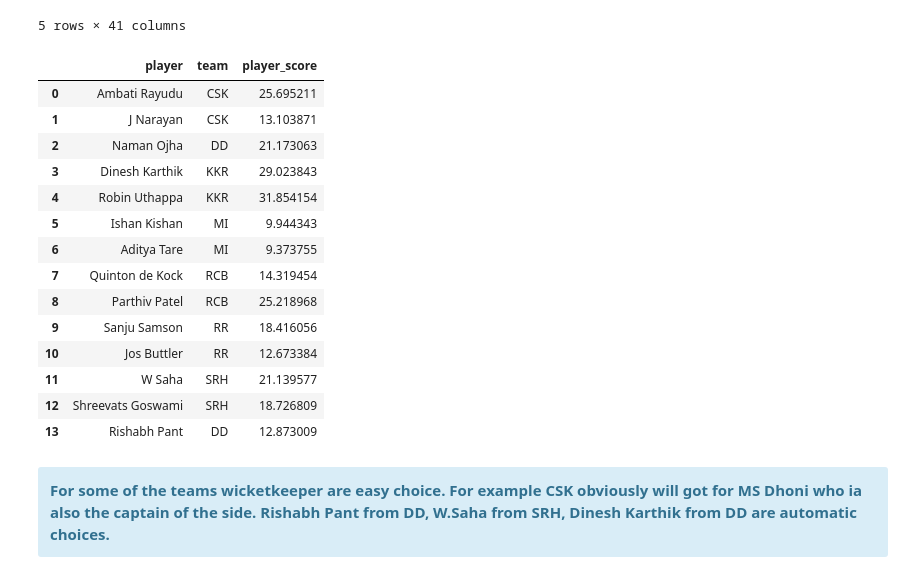
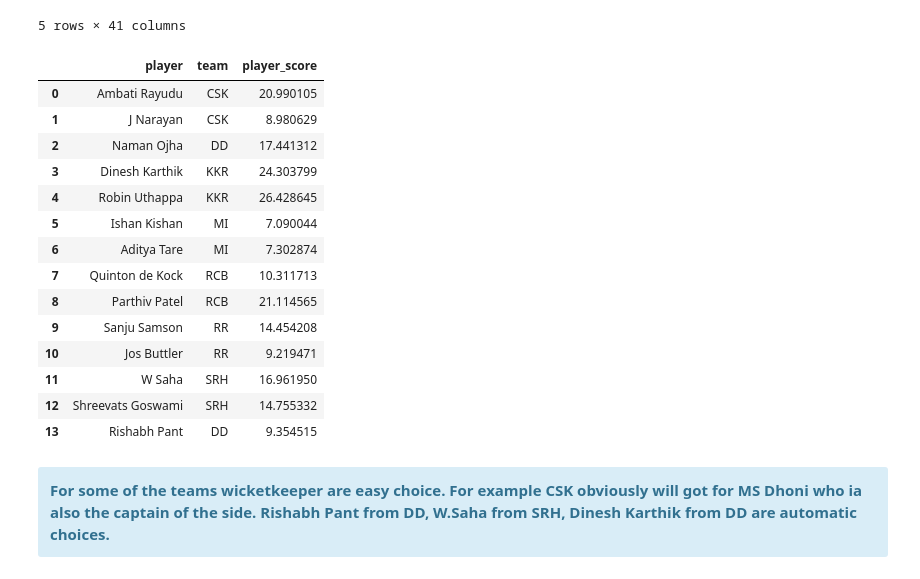
Before and after one commit to KirazG/datascience, a Jupyter notebook: capstone-project2/ipl/ipl_capstone2_team_selection_part3.ipynb, the cells around one changed output. Drawn from its saved outputs; the diff is of its cells as text; code cells hidden in the pictures.

```diff
--- a/capstone-project2/ipl/ipl_capstone2_team_selection_part3.ipynb
+++ b/capstone-project2/ipl/ipl_capstone2_team_selection_part3.ipynb
@@ -386,8 +386,8 @@ for I in range(0,k):
         v_fast_scorer = data_ipl_batsman.loc[I,'fast_scorer'] * df_bat['fast_scorer'].values[0]
         v_rbw = data_ipl_batsman.loc[I,'rbw'] * df_bat['rbw'].values[0]
         v_innings = data_ipl_batsman.loc[I,'innings'] * df_bat['innings'].values[0]
-        data_ipl_batsman.loc[I,'player_score'] = v_hard_hit + v_consistent + v_finisher + v_fast_scorer + v_rbw \
-        + v_innings
+        data_ipl_batsman.loc[I,'player_score'] = v_hard_hit + v_consistent + v_finisher \
+        + v_fast_scorer + v_rbw + v_innings
 # %% [markdown]
 <div class="span25 alert alert-warning">
 <b> Lets check couple of teams to see whether it derived correctly </b>
@@ -430,7 +430,8 @@ X_bowl = data_ipl_bowler[features_bowl]
 Y_bowl = data_ipl_bowler[target_bowl].values.ravel()
 # %%
 from sklearn.model_selection import train_test_split
-X_train_bowl, X_test_bowl, Y_train_bowl, Y_test_bowl = train_test_split(X_bowl, Y_bowl, test_size=0.3, random_state=0)
+X_train_bowl, X_test_bowl, Y_train_bowl, Y_test_bowl = \
+train_test_split(X_bowl, Y_bowl, test_size=0.3, random_state=0)
 # %%
 from sklearn.ensemble import ExtraTreesClassifier
 # load data
@@ -486,7 +487,8 @@ for I in range(0,k):
         v_4wkt = data_ipl_bowler.loc[I,'4wkt'] * df_bowl['4wkt'].values[0]
         v_economy = data_ipl_bowler.loc[I,'economy'] * df_bowl['economy'].values[0]
         v_strike_rate = data_ipl_bowler.loc[I,'strike_rate'] * df_bowl['strike_rate'].values[0]
-        data_ipl_bowler.loc[I,'player_score'] = v_overs + v_bowl_avg + v_4wkt + v_economy + v_rbw + v_strike_rate
+        data_ipl_bowler.loc[I,'player_score'] = v_overs + v_bowl_avg + \
+        v_4wkt + v_economy + v_rbw + v_strike_rate
 # %% [markdown]
 <div class="span25 alert alert-info">
 Again the weightage given by RF-ET looks reasonable. Total number of matches played, Strike Rate and Economy are of equal importance followed by bowling average and Big Wicket taking ability. It is not that often a player would take more than 4 wickets in a match so it is understandable that it is considered last. Let's apply this to the bowlers and apply both the scored to all-rounders.
@@ -591,38 +593,36 @@ data_ipl_wicketkeeper.head()
 | 3 | KKR | 47 | Dinesh Karthik | Wicket Keeper | 74000000 | GL | 20000000 | 1 | 0 | 0 | ... |
 | 4 | KKR | 48 | Robin Uthappa | Wicket Keeper | 64000000 | KKR | 20000000 | 1 | 1 | 0 | ... |
 5 rows × 41 columns
-# %%
-data_ipl_wicketkeeper['player_score'] = 0
-data_ipl_wicketkeeper['player_score'] = ( data_ipl_wicketkeeper['hard_hitter']*0.04511278 + data_ipl_wicketkeeper['consistent']*0.35151873 + data_ipl_wicketkeeper['finisher']*0.15014965 + data_ipl_wicketkeeper['fast_scorer']*0.12385979 + data_ipl_wicketkeeper['rbw']*0.18114865 + data_ipl_wicketkeeper['innings']*0.14821039 )
-data_ipl_wicketkeeper[['player','team','player_score']]
-# %% [output]
-|  | player | team | player_score |
-| 0 | Ambati Rayudu | CSK | 25.695211 |
-| 1 | J Narayan | CSK | 13.103871 |
-| 2 | Naman Ojha | DD | 21.173063 |
-| 3 | Dinesh Karthik | KKR | 29.023843 |
-| 4 | Robin Uthappa | KKR | 31.854154 |
-| 5 | Ishan Kishan | MI | 9.944343 |
-| 6 | Aditya Tare | MI | 9.373755 |
-| 7 | Quinton de Kock | RCB | 14.319454 |
-| 8 | Parthiv Patel | RCB | 25.218968 |
-| 9 | Sanju Samson | RR | 18.416056 |
-| 10 | Jos Buttler | RR | 12.673384 |
-| 11 | W Saha | SRH | 21.139577 |
-| 12 | Shreevats Goswami | SRH | 18.726809 |
-| 13 | Rishabh Pant | DD | 12.873009 |
 # %%
 #Lets apply the weightage to our data to derive a score for each player
 k = len(data_ipl_wicketkeeper)
 data_ipl_wicketkeeper['player_score'] = 0
 for I in range(0,k):
         v_hard_hit = data_ipl_wicketkeeper.loc[I,'hard_hitter'] * df_bat['hard_hitter'].values[0]
         v_consistent = data_ipl_wicketkeeper.loc[I,'consistent'] * df_bat['consistent'].values[0]
         v_finisher = data_ipl_wicketkeeper.loc[I,'finisher'] * df_bat['finisher'].values[0]
         v_fast_scorer = data_ipl_wicketkeeper.loc[I,'fast_scorer'] * df_bat['fast_scorer'].values[0]
         v_rbw = data_ipl_wicketkeeper.loc[I,'rbw'] * df_bat['rbw'].values[0]
         v_innings = data_ipl_wicketkeeper.loc[I,'innings'] * df_bat['innings'].values[0]
-        data_ipl_wicketkeeper.loc[I,'player_score'] = v_hard_hit + v_consistent + v_finisher + v_fast_scorer + v_rbw + v_innings
+        data_ipl_wicketkeeper.loc[I,'player_score'] = v_hard_hit + v_consistent + \
+        v_finisher + v_fast_scorer + v_rbw + v_innings
+data_ipl_wicketkeeper[['player','team','player_score']]
+# %% [output]
+|  | player | team | player_score |
+| 0 | Ambati Rayudu | CSK | 20.990105 |
+| 1 | J Narayan | CSK | 8.980629 |
+| 2 | Naman Ojha | DD | 17.441312 |
+| 3 | Dinesh Karthik | KKR | 24.303799 |
+| 4 | Robin Uthappa | KKR | 26.428645 |
+| 5 | Ishan Kishan | MI | 7.090044 |
+| 6 | Aditya Tare | MI | 7.302874 |
+| 7 | Quinton de Kock | RCB | 10.311713 |
+| 8 | Parthiv Patel | RCB | 21.114565 |
+| 9 | Sanju Samson | RR | 14.454208 |
+| 10 | Jos Buttler | RR | 9.219471 |
+| 11 | W Saha | SRH | 16.961950 |
+| 12 | Shreevats Goswami | SRH | 14.755332 |
+| 13 | Rishabh Pant | DD | 9.354515 |
 # %% [markdown]
 <div class="span25 alert alert-info">
 <b>For some of the teams wicketkeeper are easy choice. For example CSK obviously will got for MS Dhoni who ia also the captain of the side. Rishabh Pant from DD, W.Saha from SRH, Dinesh Karthik from DD are automatic choices.</b>
```
